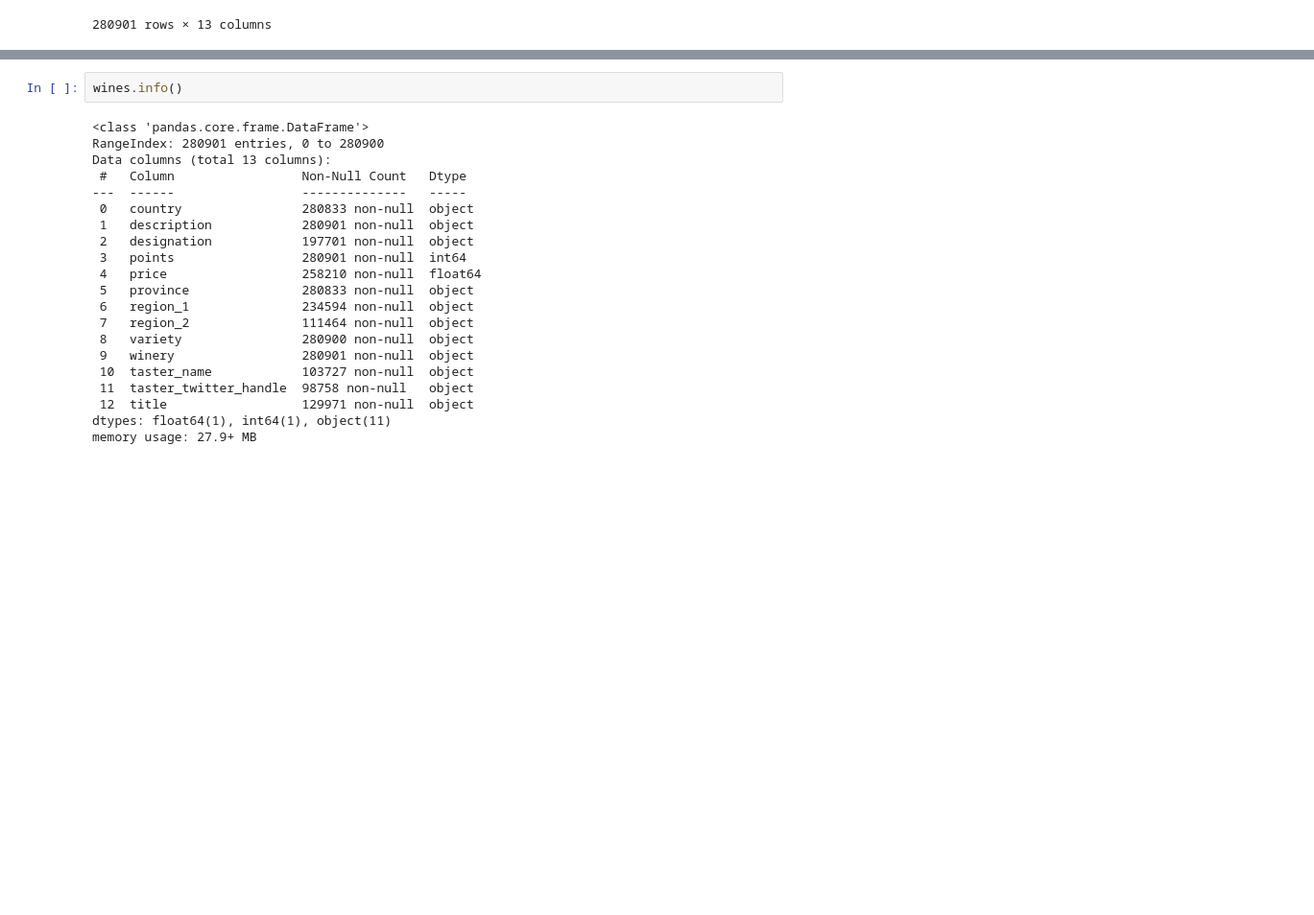
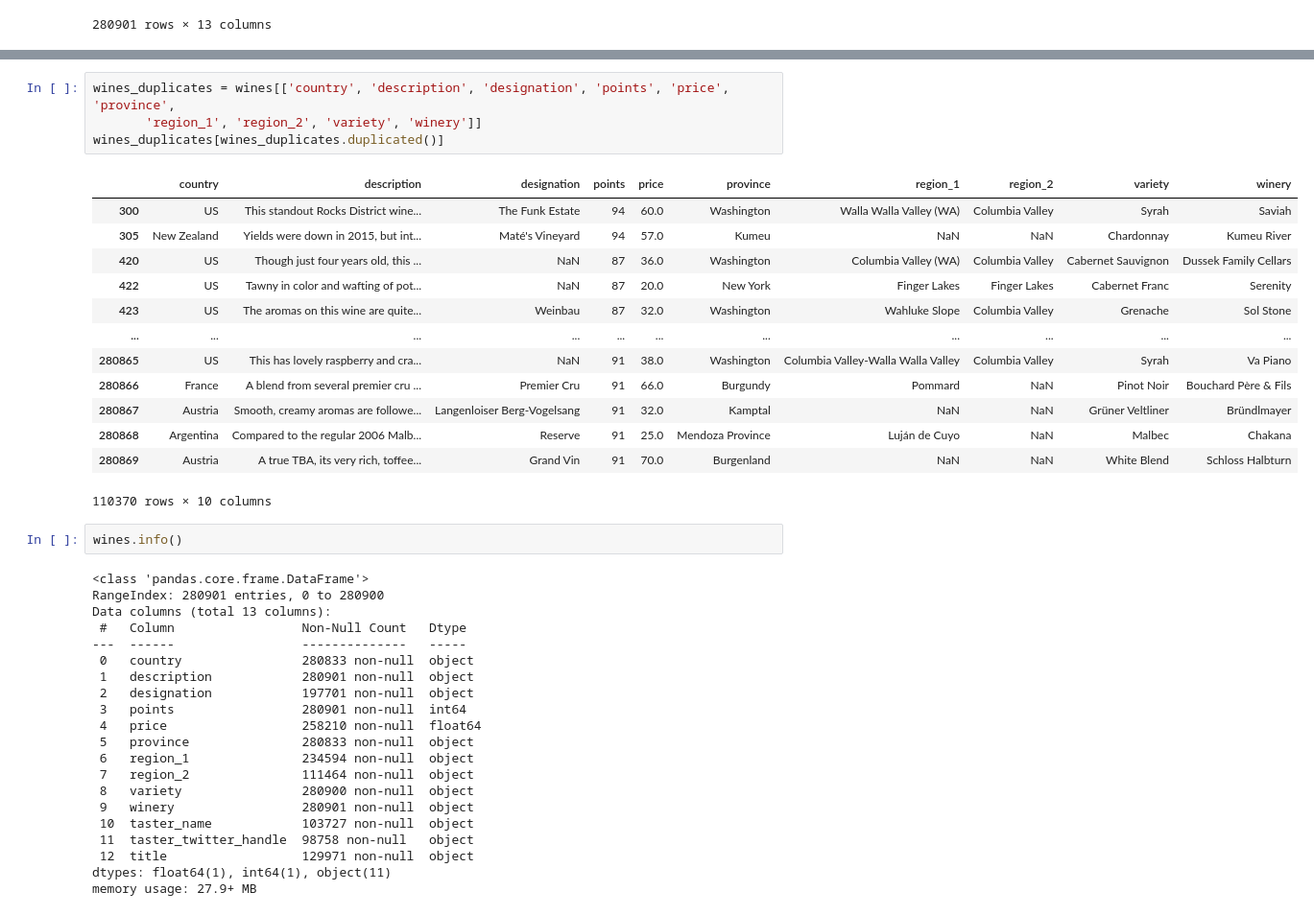
Before and after one commit to ErwanDB/Project-Week-3-Data-Thieves, a Jupyter notebook: your-project/Data_exploration_wines.ipynb, the cells around one changed output, grey strips where cells are left out. Shown at 96% size. Cells and saved outputs as stored; diff of their text form; blank space fills up the shorter version.

```diff
--- a/your-project/Data_exploration_wines.ipynb
+++ b/your-project/Data_exploration_wines.ipynb
@@ -135,3 +147,21 @@ wines
+# %%
+wines_duplicates = wines[['country', 'description', 'designation', 'points', 'price', 'province',
+       'region_1', 'region_2', 'variety', 'winery']]
+wines_duplicates[wines_duplicates.duplicated()]
+# %% [output]
+|  | country | description | designation | points | price | province | region_1 | region_2 | variety | winery |
+| 300 | US | This standout Rocks District wine... | The Funk Estate | 94 | 60.0 | Washington | Walla Walla Valley (WA) | Columbia Valley | Syrah | Saviah |
+| 305 | New Zealand | Yields were down in 2015, but int... | Maté's Vineyard | 94 | 57.0 | Kumeu | NaN | NaN | Chardonnay | Kumeu River |
+| 420 | US | Though just four years old, this ... | NaN | 87 | 36.0 | Washington | Columbia Valley (WA) | Columbia Valley | Cabernet Sauvignon | Dussek Family Cellars |
+| 422 | US | Tawny in color and wafting of pot... | NaN | 87 | 20.0 | New York | Finger Lakes | Finger Lakes | Cabernet Franc | Serenity |
+| 423 | US | The aromas on this wine are quite... | Weinbau | 87 | 32.0 | Washington | Wahluke Slope | Columbia Valley | Grenache | Sol Stone |
+| ... | ... | ... | ... | ... | ... | ... | ... | ... | ... | ... |
+| 280865 | US | This has lovely raspberry and cra... | NaN | 91 | 38.0 | Washington | Columbia Valley-Walla Walla Valley | Columbia Valley | Syrah | Va Piano |
+| 280866 | France | A blend from several premier cru ... | Premier Cru | 91 | 66.0 | Burgundy | Pommard | NaN | Pinot Noir | Bouchard Père & Fils |
+| 280867 | Austria | Smooth, creamy aromas are followe... | Langenloiser Berg-Vogelsang | 91 | 32.0 | Kamptal | NaN | NaN | Grüner Veltliner | Bründlmayer |
+| 280868 | Argentina | Compared to the regular 2006 Malb... | Reserve | 91 | 25.0 | Mendoza Province | Luján de Cuyo | NaN | Malbec | Chakana |
+| 280869 | Austria | A true TBA, its very rich, toffee... | Grand Vin | 91 | 70.0 | Burgenland | NaN | NaN | White Blend | Schloss Halbturn |
+110370 rows × 10 columns
 # %%
 wines.info()
 # %% [output]
```
Also changed, not shown: parts of 9 cells of this notebook, 3 other files.
